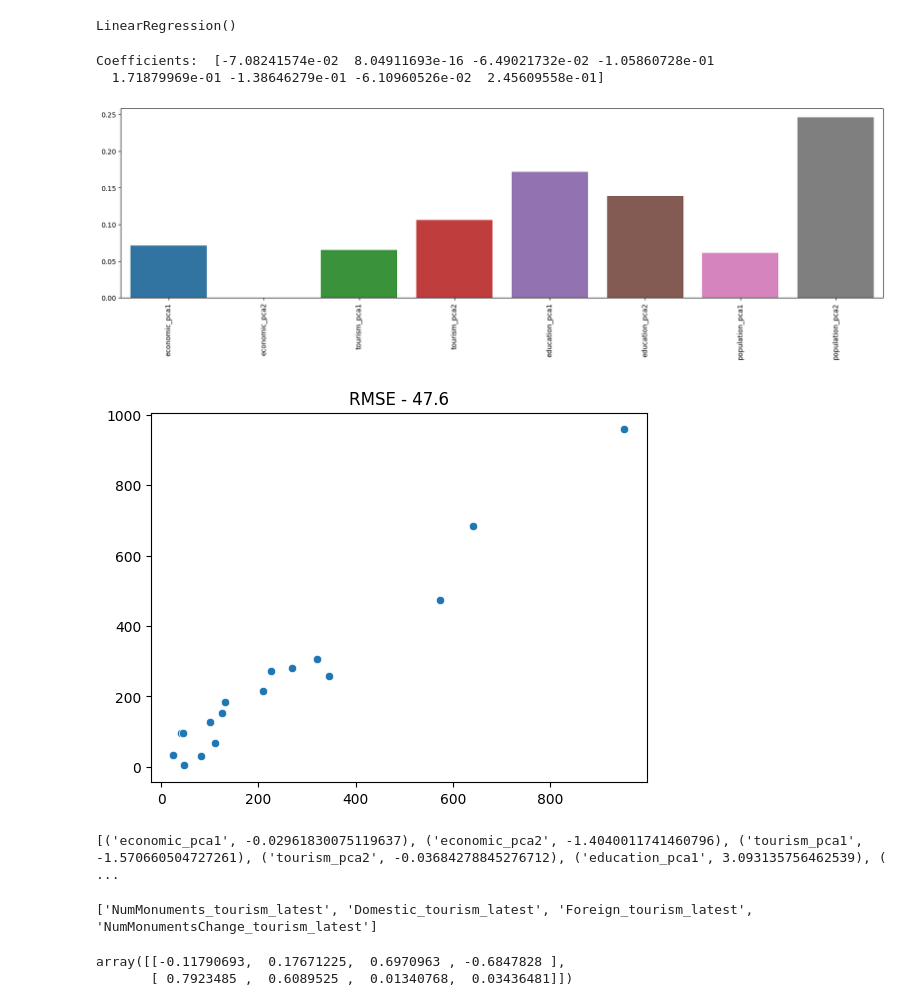
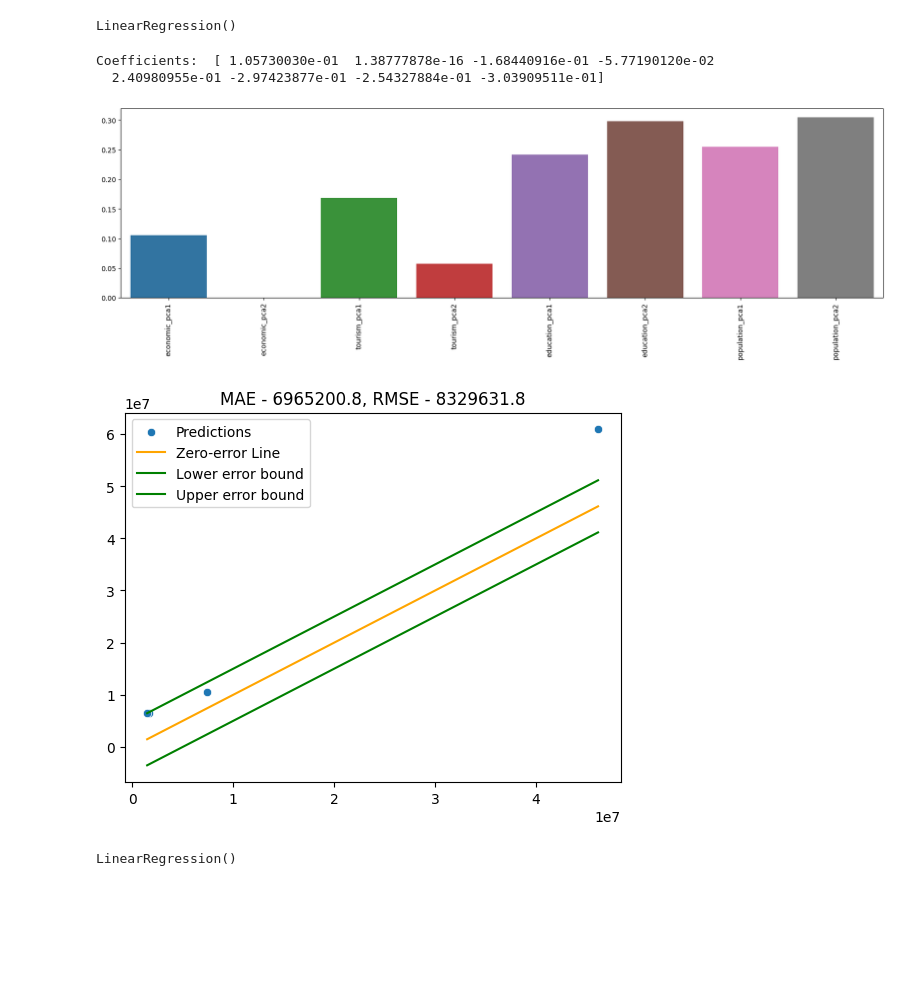
Before and after one commit to SakshatRao/R2_Data_Labs_Hackathon, a Jupyter notebook: CitySelection.ipynb, the cells around one changed output. Drawn from its saved outputs; the diff is of its cells as text; code cells hidden in the pictures; blank space fills up the shorter version.

```diff
--- a/CitySelection.ipynb
+++ b/CitySelection.ipynb
@@ -391,6 +374,7 @@ def get_population_household_area_data(cities):
         district_data['City'] = pd.Series([city])
         pop_area_household_data = pd.concat([pop_area_household_data, district_data], axis = 0)
     pop_area_household_data = pop_area_household_data[[*pop_area_household_data.columns[-1:]] + [*pop_area_household_data.columns[:-1]]]
+    pop_area_household_data['PopulationPerSqKm_population_latest'] = pop_area_household_data['Population_population_latest'] / pop_area_household_data['Area_population_latest']
     return pop_area_household_data
 
 pop_household_area_data = get_population_household_area_data(tier_1_2_cities)
@@ -614,0 +574,23 @@ data_pca_X.shape, data_y.shape, categories_cols
+# %%
+# Applying PCA to reduce number of features
+# Required since we are training with very little data, having more features resulted in overfitting
+N_COMPONENTS = 2
+categories = ['economic', 'tourism', 'education', 'population']
+categories_cols = []
+category_pca = []
+category_used_cols = []
+data_pca_X = np.zeros((data_X.shape[0], len(categories) * N_COMPONENTS))
+for category_idx, category in enumerate(categories):
+    to_use_cols = [x for x in range(data_X.shape[1]) if latest_features[x].endswith(f"_{category}_latest")]
+    category_data = data_X[:, to_use_cols]
+    if(category_data.shape[1] <= N_COMPONENTS):
+        data_pca_X[:, category_idx * N_COMPONENTS: category_idx * N_COMPONENTS + category_data.shape[1]] = category_data
+        category_pca.append(None)
+    else:
+        pca = PCA(n_components = N_COMPONENTS)
+        category_pca_data = pca.fit_transform(category_data)
+        data_pca_X[:, category_idx * N_COMPONENTS: (category_idx + 1) * N_COMPONENTS] = category_pca_data
+        category_pca.append(pca)
+    category_used_cols.append(to_use_cols)
+    categories_cols.extend([f"{category}_pca{n}" for n in range(1, N_COMPONENTS + 1)])
+data_pca_X.shape, data_pca_X.shape, categories_cols
@@ -638,41 +641,53 @@ plt.show()
 # %% [markdown]
 ## Training Linear Regression Model
+# %%
+all_idx = np.arange(data_pca_X.shape[0])
+np.random.shuffle(all_idx)
+train_test_split_idx = int(data_pca_X.shape[0] * 0.8)
+train_idx = all_idx[:train_test_split_idx]
+test_idx = all_idx[train_test_split_idx:]
 # %%
 model = linear_model.LinearRegression()
-model.fit(data_pca_X, data_y)
+model.fit(data_pca_X[train_idx, :], data_y[train_idx])
 # %% [output]
 LinearRegression()
 # %%
 model_coefs = model.coef_
 print('Coefficients: ', model_coefs)
 fig, ax = plt.subplots(1, 1, figsize = (20, 5))
-sns.barplot(x = categories_cols, y = np.abs(model.coef_), ax = ax)
+sns.barplot(x = categories_cols, y = np.abs(model_coefs), ax = ax)
 ax.set_xticklabels(ax.get_xticklabels(), rotation = 90)
 plt.show()
 # %% [output]
-Coefficients:  [-7.08241574e-02  8.04911693e-16 -6.49021732e-02 -1.05860728e-01
-  1.71879969e-01 -1.38646279e-01 -6.10960526e-02  2.45609558e-01]
+Coefficients:  [ 1.05730030e-01  1.38777878e-16 -1.68440916e-01 -5.77190120e-02
+  2.40980955e-01 -2.97423877e-01 -2.54327884e-01 -3.03909511e-01]
-[figure, old version]
+[figure, new version]
 # %%
 target_mean = cols_standardization_vals[target_feature[0]]['mean']
 target_std = cols_standardization_vals[target_feature[0]]['std']
-true = data_y * target_std + target_mean
-pred = model.predict(data_pca_X) * target_std + target_mean
+true = data_y[test_idx] * target_std + target_mean
+pred = model.predict(data_pca_X[test_idx, :]) * target_std + target_mean
+mae = metrics.mean_absolute_error(true, pred)
 rmse = np.sqrt(metrics.mean_squared_error(true, pred))
-sns.scatterplot(x = true, y = pred)
-plt.title(f"RMSE - {rmse:.1f}")
+sns.scatterplot(x = true, y = pred, label = 'Predictions')
+sns.lineplot(x = true, y = true, label = 'Zero-error Line', color = 'orange')
+sns.lineplot(x = true, y = true - 5e6, label = 'Lower error bound', color = 'green')
+sns.lineplot(x = true, y = true + 5e6, label = 'Upper error bound', color = 'green')
+plt.legend(loc = 'best')
+plt.title(f"MAE - {mae:.1f}, RMSE - {rmse:.1f}")
 plt.show()
 # %% [output]
-[figure, old version]
+[figure, new version]
-# %%
-final_coefs = ((corr_coefs - np.mean(corr_coefs)) / (np.std(corr_coefs) + 1e-10)) + ((model_coefs - np.mean(model_coefs)) / (np.std(model_coefs) + 1e-10))
-print([*zip(categories_cols, final_coefs)])
-# %% [output]
-[('economic_pca1', -0.02961830075119637), ('economic_pca2', -1.4040011741460796), ('tourism_pca1', -1.570660504727261), ('tourism_pca2', -0.03684278845276712), ('education_pca1', 3.093135756462539), ( ...
+# %%
+model = linear_model.LinearRegression()
+model.fit(data_pca_X, data_y)
+# %% [output]
+LinearRegression()
 # %%
-print([latest_features[x] for x in category_used_cols[1]])
-category_pca[1].components_
+# To get PCA coefficients
+# print([latest_features[x] for x in category_used_cols[1]])
+# category_pca[1].components_
+# print([latest_features[x] for x in category_used_cols[2]])
+# category_pca[2].components_
+# print([latest_features[x] for x in category_used_cols[3]])
+# category_pca[3].components_
-# %% [output]
-['NumMonuments_tourism_latest', 'Domestic_tourism_latest', 'Foreign_tourism_latest', 'NumMonumentsChange_tourism_latest']
-array([[-0.11790693,  0.17671225,  0.6970963 , -0.6847828 ],
-       [ 0.7923485 ,  0.6089525 ,  0.01340768,  0.03436481]])
```
Also changed, not shown: parts of 36 cells of this notebook, 8 other files.
